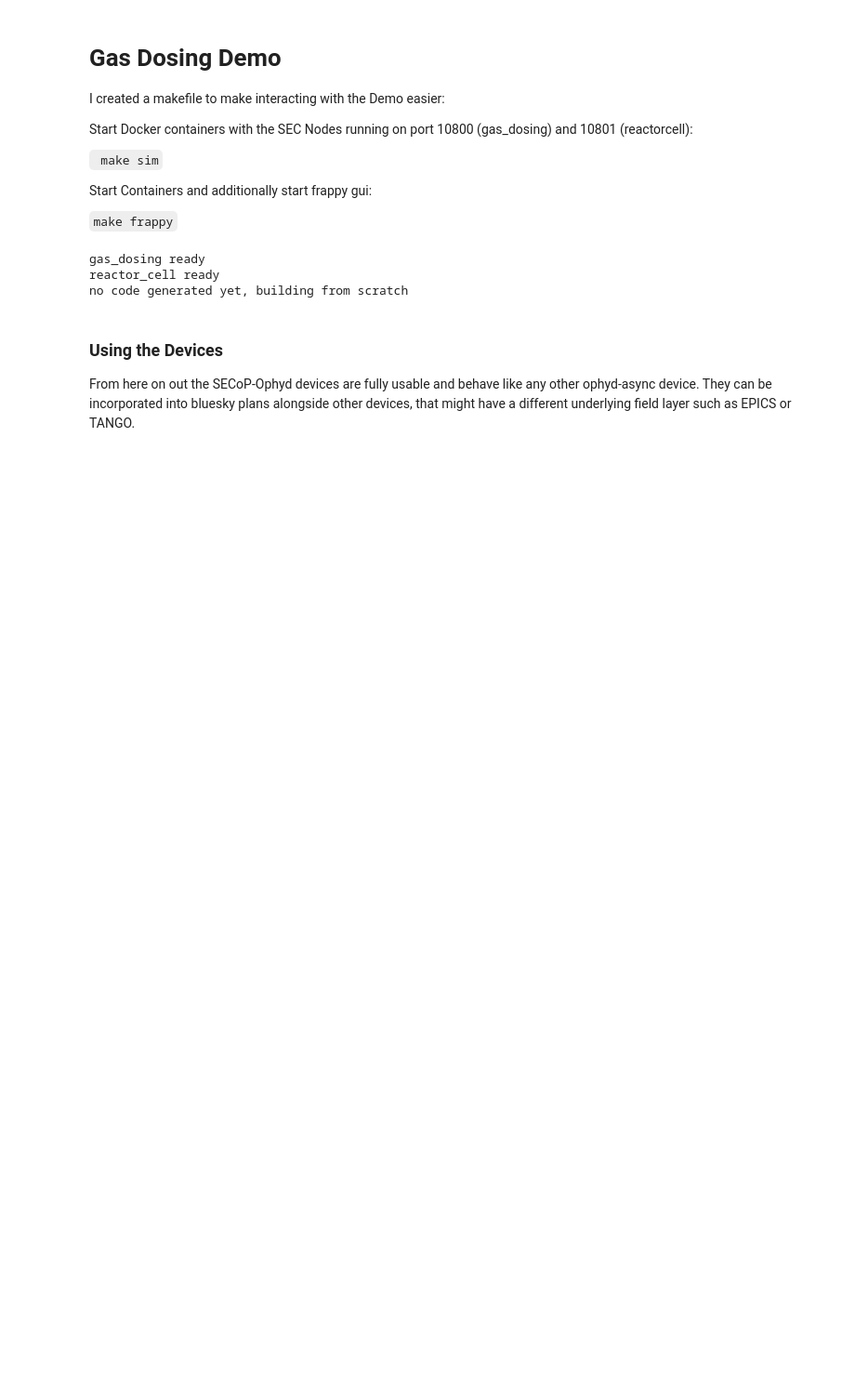
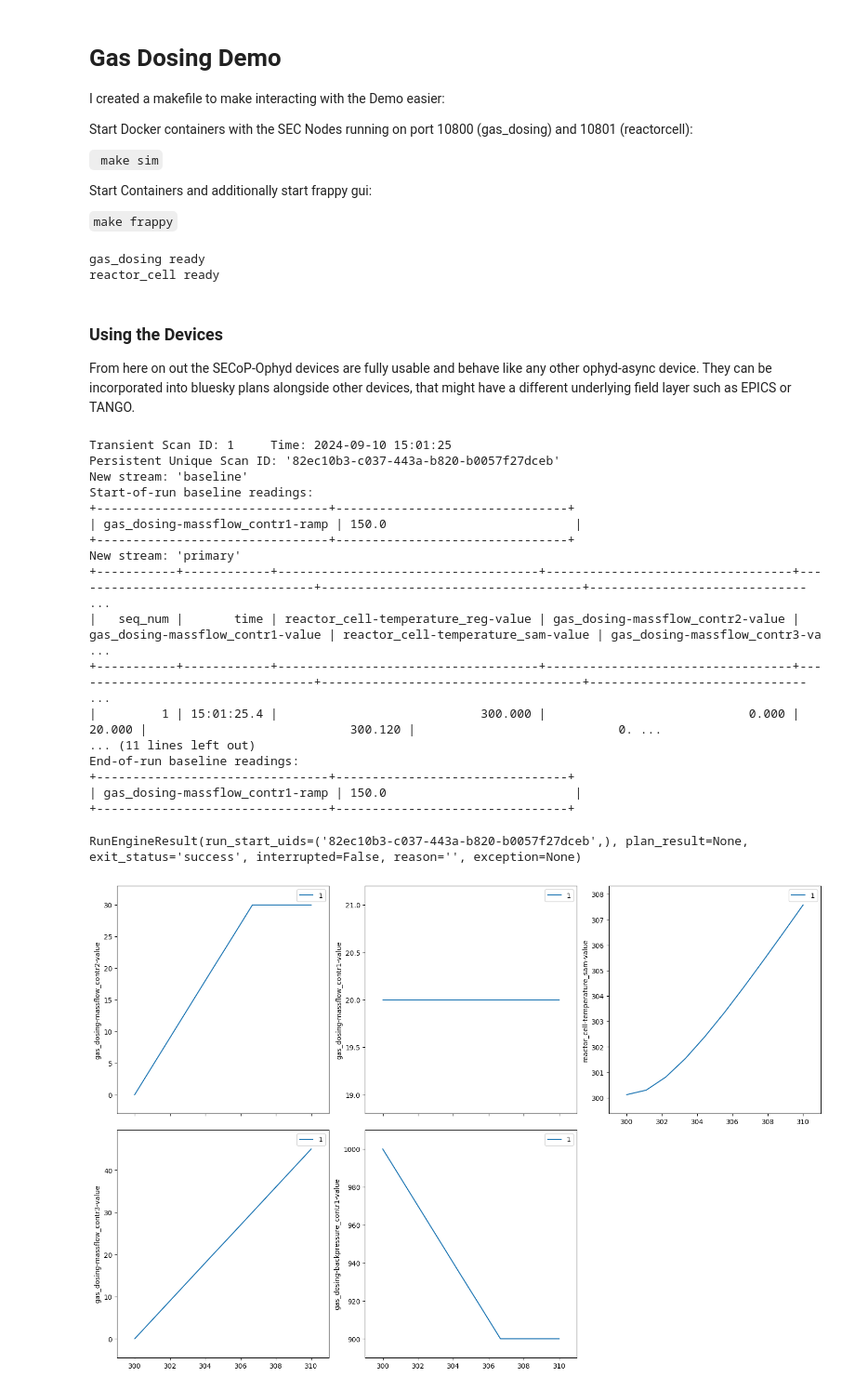
Before and after one commit to Bilchreis/secop-nexus-demonstrator, a Jupyter notebook: Nexus_Demonstrator.ipynb, the cells around one changed output. Shown at 93% size. Drawn from its saved outputs; the diff is of its cells as text; code cells hidden in the pictures; blank space fills up the shorter version.

Commit message:
nexus export works

````diff
--- a/Nexus_Demonstrator.ipynb
+++ b/Nexus_Demonstrator.ipynb
@@ -11,6 +11,7 @@ Start Containers and additionally start frappy gui:
 
 ```make frappy```
 # %%
+import numpy as np
 from bluesky import RunEngine
 import bluesky.plan_stubs as bps
 from bluesky.plan_stubs import sleep, rd
@@ -26,7 +27,7 @@ from secop_ophyd.SECoPDevices import SECoPNodeDevice
 from bluesky.utils import ProgressBarManager
 
 from tiled.client import from_uri
-
+import NexusCreator
 
 import time
 from ophyd.status import Status
@@ -71,41 +72,68 @@ from genNodeClass import *
 
 gas_dosing:Gas_dosing = gas_dosing
 reactor_cell:Reactor_cell = reactor_cell
+
+baseline = [gas_dosing.massflow_contr1.ramp]
+
+sd = SupplementalData(baseline=baseline)
+
+RE.preprocessors.append(sd)
 # %% [output]
 gas_dosing ready
 reactor_cell ready
-no code generated yet, building from scratch
 # %% [markdown]
 ### Using the Devices
 From here on out the SECoP-Ophyd devices are fully usable and behave like any other ophyd-async device. They can be incorporated into bluesky plans alongside other devices, that might have a different underlying field layer such as EPICS or TANGO.
 # %%
 # Example of a scan plan:
+
 
 
 def test_plan():
     yield from bps.abs_set(gas_dosing.backpressure_contr1,1000,wait=False,group='start')
     yield from bps.abs_set(reactor_cell.temperature_reg,300,wait=False,group='start')
-    yield from bps.abs_set(gas_dosing.massflow_contr1,0,wait=False,group='start')
+    yield from bps.abs_set(gas_dosing.massflow_contr1,20,wait=False,group='start')
     yield from bps.abs_set(gas_dosing.massflow_contr2,0,wait=False,group='start')
     yield from bps.abs_set(gas_dosing.massflow_contr3,0,wait=False,group='start')
 
     yield from bps.wait(group='start')
 
 
 
 
     yield from bps.abs_set(gas_dosing.backpressure_contr1,900,wait=False)
     yield from bps.abs_set(gas_dosing.massflow_contr1,20,wait=False)
     yield from bps.abs_set(gas_dosing.massflow_contr2,30,wait=False)
     yield from bps.abs_set(gas_dosing.massflow_contr3,50,wait=False)
+
     yield from scan([
             reactor_cell.temperature_sam,
             gas_dosing.backpressure_contr1,
             gas_dosing.massflow_contr1,
             gas_dosing.massflow_contr2,
             gas_dosing.massflow_contr3
         ],
         reactor_cell.temperature_reg,300,310,10)
 
 
 RE(test_plan())
+# %% [output]
+Transient Scan ID: 1     Time: 2024-09-10 15:01:25
+Persistent Unique Scan ID: '82ec10b3-c037-443a-b820-b0057f27dceb'
+New stream: 'baseline'
+Start-of-run baseline readings:
++--------------------------------+--------------------------------+
+| gas_dosing-massflow_contr1-ramp | 150.0                          |
++--------------------------------+--------------------------------+
+New stream: 'primary'
++-----------+------------+------------------------------------+----------------------------------+----------------------------------+------------------------------------+------------------------------ ...
+|   seq_num |       time | reactor_cell-temperature_reg-value | gas_dosing-massflow_contr2-value | gas_dosing-massflow_contr1-value | reactor_cell-temperature_sam-value | gas_dosing-massflow_contr3-va ...
++-----------+------------+------------------------------------+----------------------------------+----------------------------------+------------------------------------+------------------------------ ...
+|         1 | 15:01:25.4 |                            300.000 |                            0.000 |                           20.000 |                            300.120 |                            0. ...
+... (11 lines left out)
+End-of-run baseline readings:
++--------------------------------+--------------------------------+
+| gas_dosing-massflow_contr1-ramp | 150.0                          |
++--------------------------------+--------------------------------+
+RunEngineResult(run_start_uids=('82ec10b3-c037-443a-b820-b0057f27dceb',), plan_result=None, exit_status='success', interrupted=False, reason='', exception=None)
+[figure, added]
````
Also changed, not shown: parts of 3 cells of this notebook, 5 other files.
